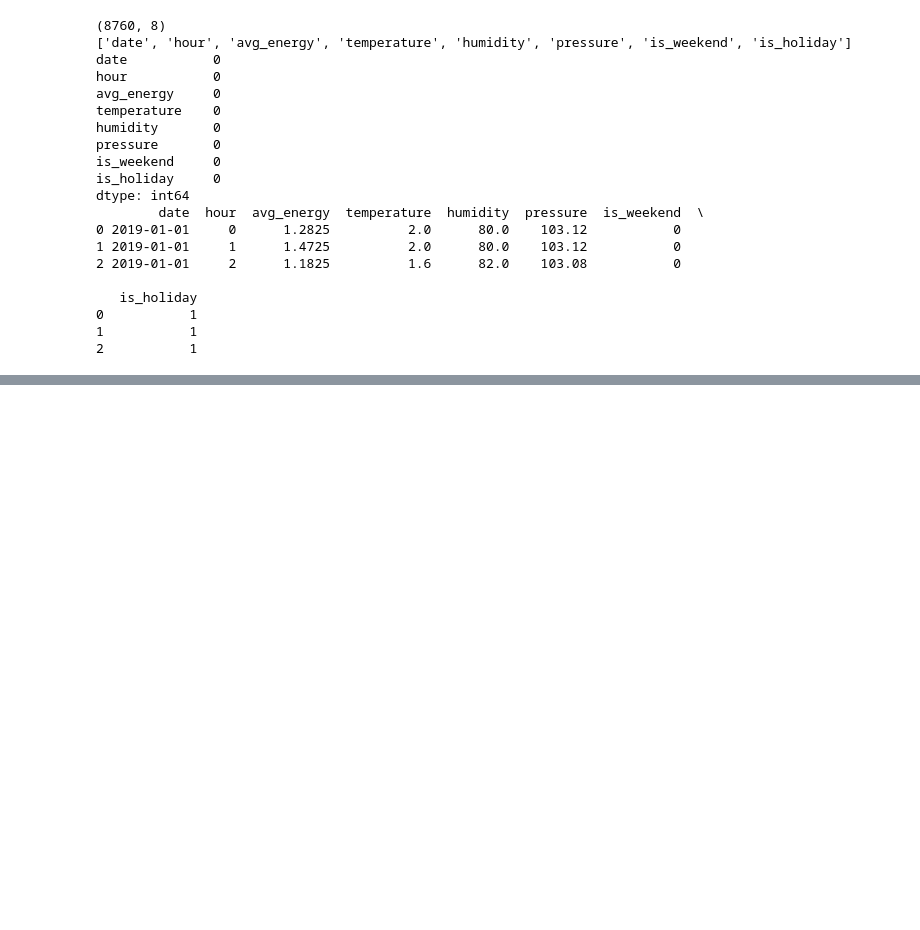
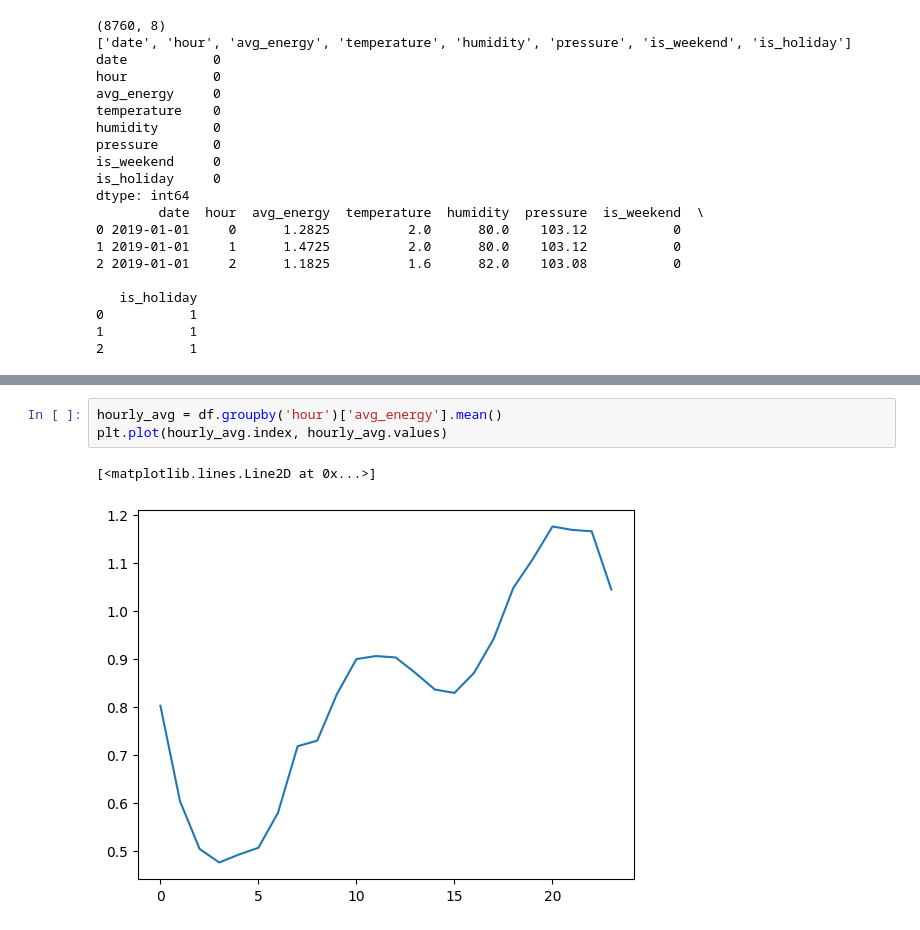
Before and after one commit to Arik-KO/Smart_Energy_Modeling_Using_Transformer, a Jupyter notebook: notebooks/EDA_01.ipynb, the cells around one changed output, grey strips where cells are left out. Saved outputs shown, nothing was run; the diff lists cells and outputs as text; blank space fills up the shorter version.

```diff
--- a/notebooks/EDA_01.ipynb
+++ b/notebooks/EDA_01.ipynb
@@ -427,0 +445,6 @@ dtype: int64
+# %%
+hourly_avg = df.groupby('hour')['avg_energy'].mean()
+plt.plot(hourly_avg.index, hourly_avg.values)
+# %% [output]
+[<matplotlib.lines.Line2D at 0x...>]
+[figure, added]
```
Also changed, not shown: parts of 4 cells of this notebook, 1 other file.
